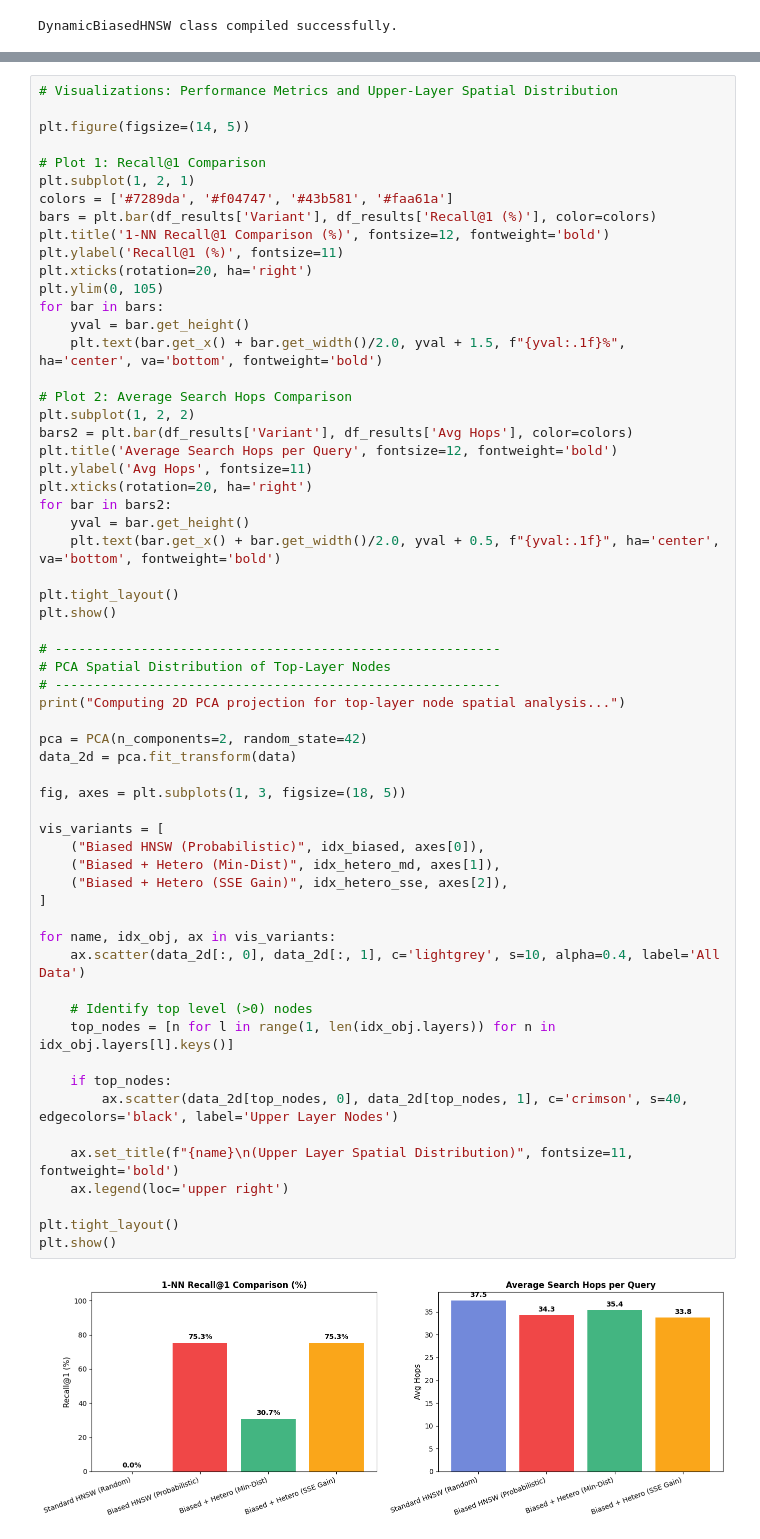
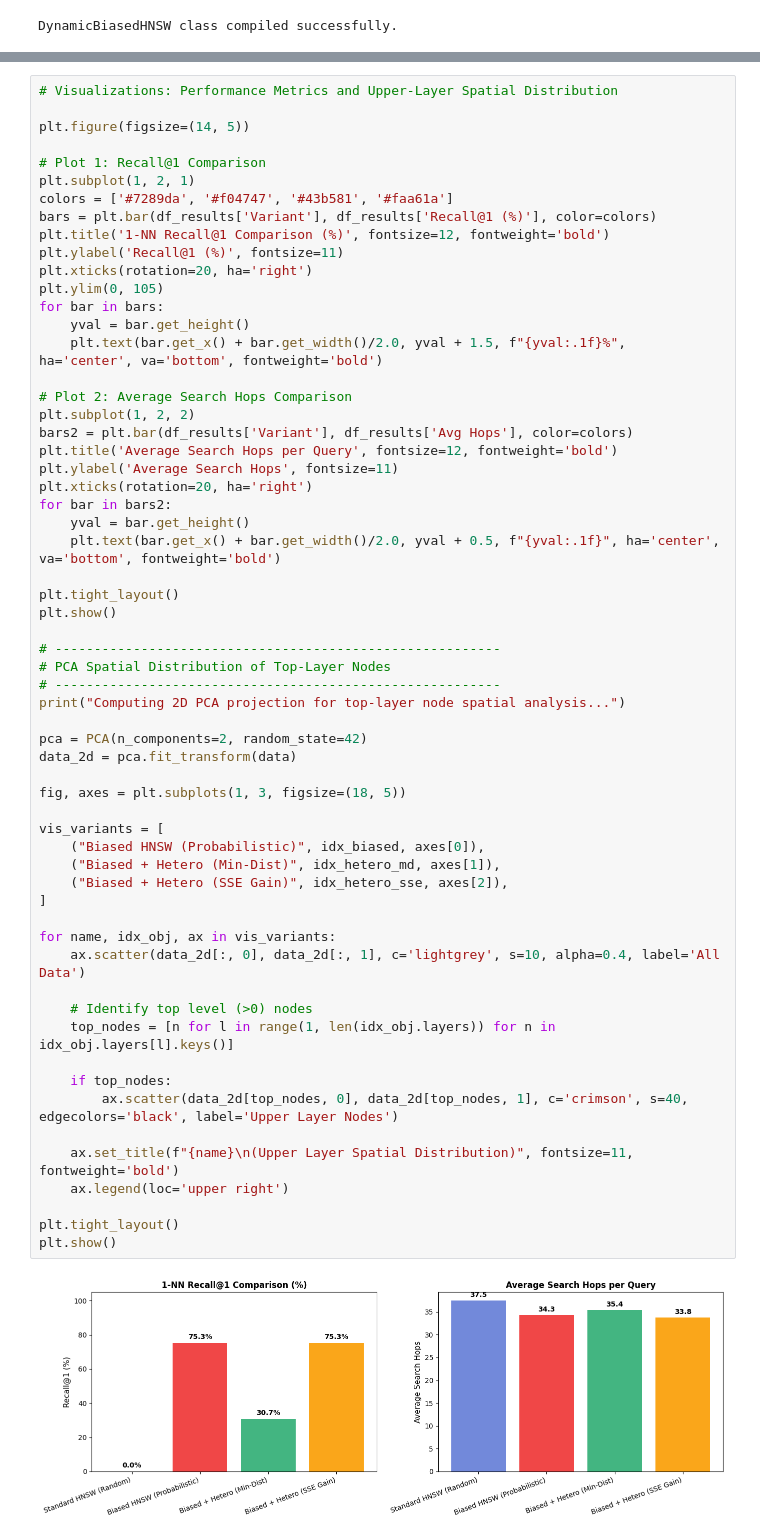
Before and after one commit to leopasq24/Case_Studies_IR, a Jupyter notebook: dynamic_hnsw_leo.ipynb, the cells around one changed output, grey strips where cells are left out. Drawn from its saved outputs; the diff is of its cells as text.

```diff
--- a/dynamic_hnsw_leo.ipynb
+++ b/dynamic_hnsw_leo.ipynb
@@ -590,7 +596,7 @@ for bar in bars:
 plt.subplot(1, 2, 2)
 bars2 = plt.bar(df_results['Variant'], df_results['Avg Hops'], color=colors)
 plt.title('Average Search Hops per Query', fontsize=12, fontweight='bold')
-plt.ylabel('Avg Hops', fontsize=11)
+plt.ylabel('Average Search Hops', fontsize=11)
 plt.xticks(rotation=20, ha='right')
 for bar in bars2:
     yval = bar.get_height()
@@ -603,33 +609,33 @@ plt.show()
 # PCA Spatial Distribution of Top-Layer Nodes
 # ---------------------------------------------------------
 print("Computing 2D PCA projection for top-layer node spatial analysis...")
 
 pca = PCA(n_components=2, random_state=42)
 data_2d = pca.fit_transform(data)
 
 fig, axes = plt.subplots(1, 3, figsize=(18, 5))
 
 vis_variants = [
     ("Biased HNSW (Probabilistic)", idx_biased, axes[0]),
     ("Biased + Hetero (Min-Dist)", idx_hetero_md, axes[1]),
     ("Biased + Hetero (SSE Gain)", idx_hetero_sse, axes[2]),
 ]
 
 for name, idx_obj, ax in vis_variants:
     ax.scatter(data_2d[:, 0], data_2d[:, 1], c='lightgrey', s=10, alpha=0.4, label='All Data')
 
     # Identify top level (>0) nodes
     top_nodes = [n for l in range(1, len(idx_obj.layers)) for n in idx_obj.layers[l].keys()]
 
     if top_nodes:
         ax.scatter(data_2d[top_nodes, 0], data_2d[top_nodes, 1], c='crimson', s=40, edgecolors='black', label='Upper Layer Nodes')
 
     ax.set_title(f"{name}\n(Upper Layer Spatial Distribution)", fontsize=11, fontweight='bold')
     ax.legend(loc='upper right')
 
 plt.tight_layout()
 plt.show()
 # %% [output]
-[figure, old version]
+[figure, new version]
 Computing 2D PCA projection for top-layer node spatial analysis...
 [figure]
```
Also changed, not shown: parts of 6 cells of this notebook.
